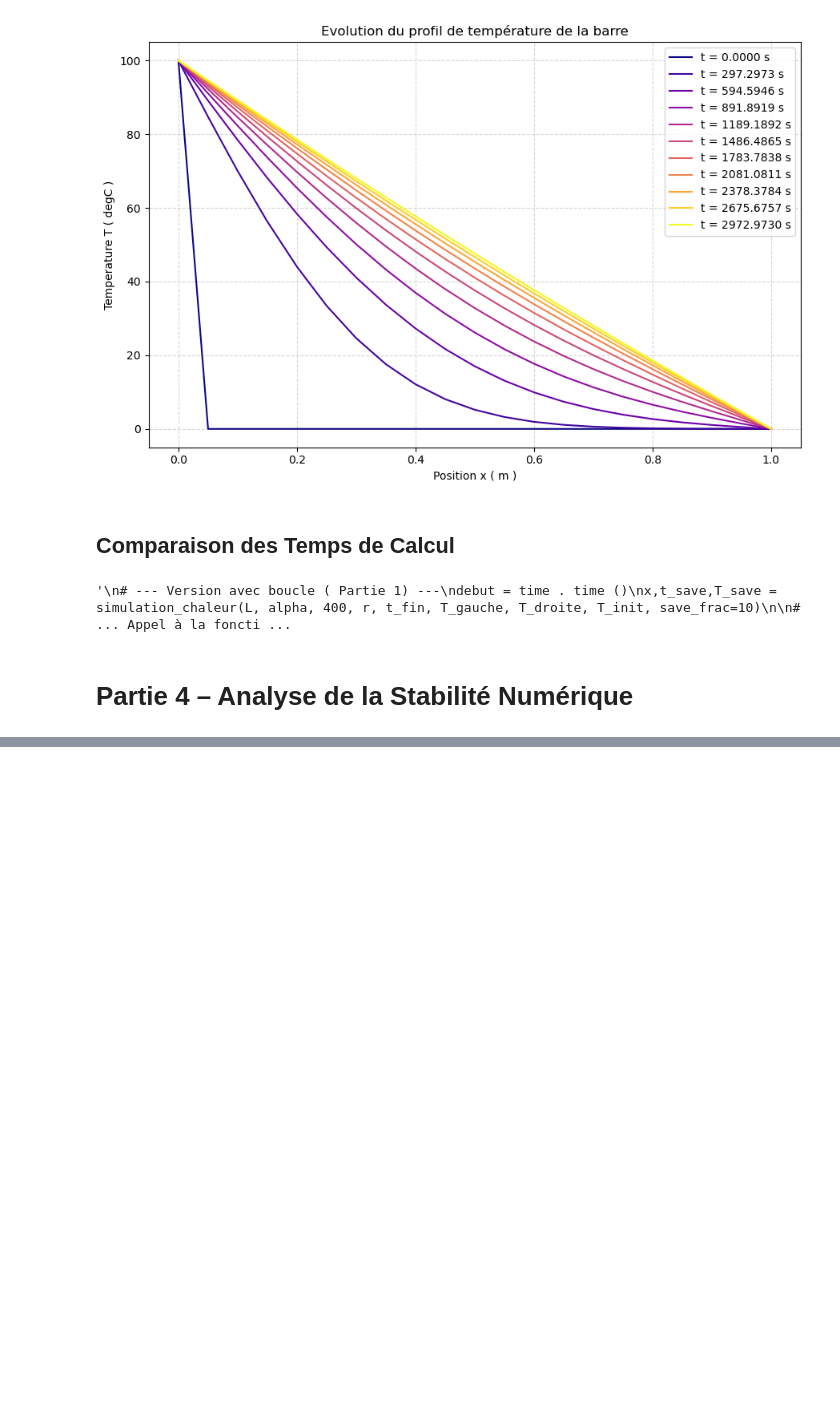
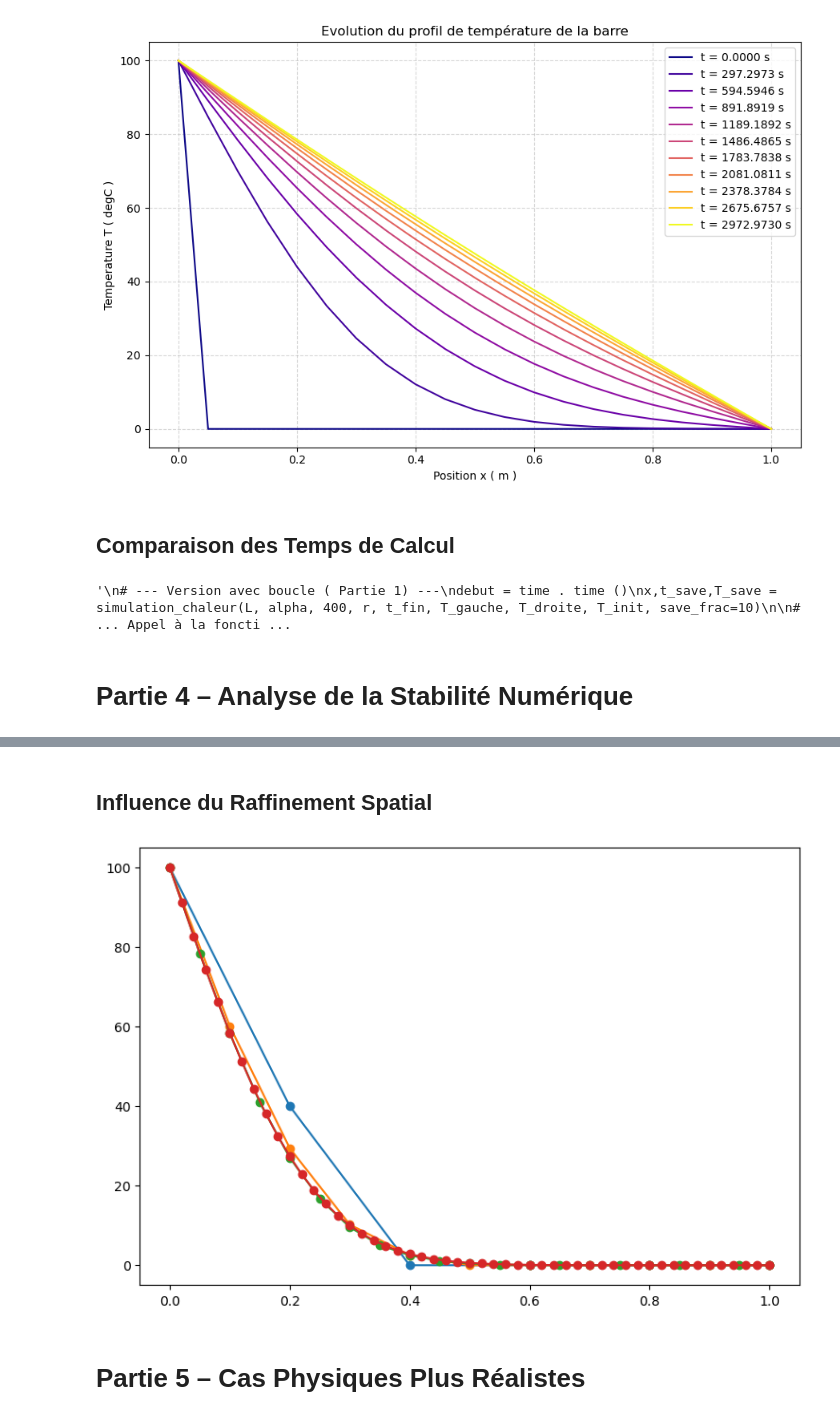
Before and after one commit to Amipha/outils-num, a Jupyter notebook: TP1.ipynb, the cells around one changed output, grey strips where cells are left out. Cells and saved outputs as stored; diff of their text form; code cells hidden in the pictures; blank space fills up the shorter version.

```diff
--- a/TP1.ipynb
+++ b/TP1.ipynb
@@ -285,0 +293,14 @@ plt.show ()
+# %% [markdown]
+## Influence du Raffinement Spatial
+# %%
+N_values = [5 , 10 , 20 , 50]
+
+fig , ax = plt . subplots ( figsize =(9 , 6) )
+for N_val in N_values:
+    x_n,t_sv,T_sv =simulation_chaleur_vect(L=1, alpha=1.11e-5, N=N_val, r=0.4, t_fin=1500,T_gauche=100, T_droite=0, T_init=0, save_frac=1 )
+    ax.plot(x_n,T_sv[-1],marker="o")
+plt.show ()
+# %% [output]
+[figure, added]
+# %% [markdown]
+# Partie 5 – Cas Physiques Plus Réalistes
```
Also changed, not shown: parts of 4 cells of this notebook.
